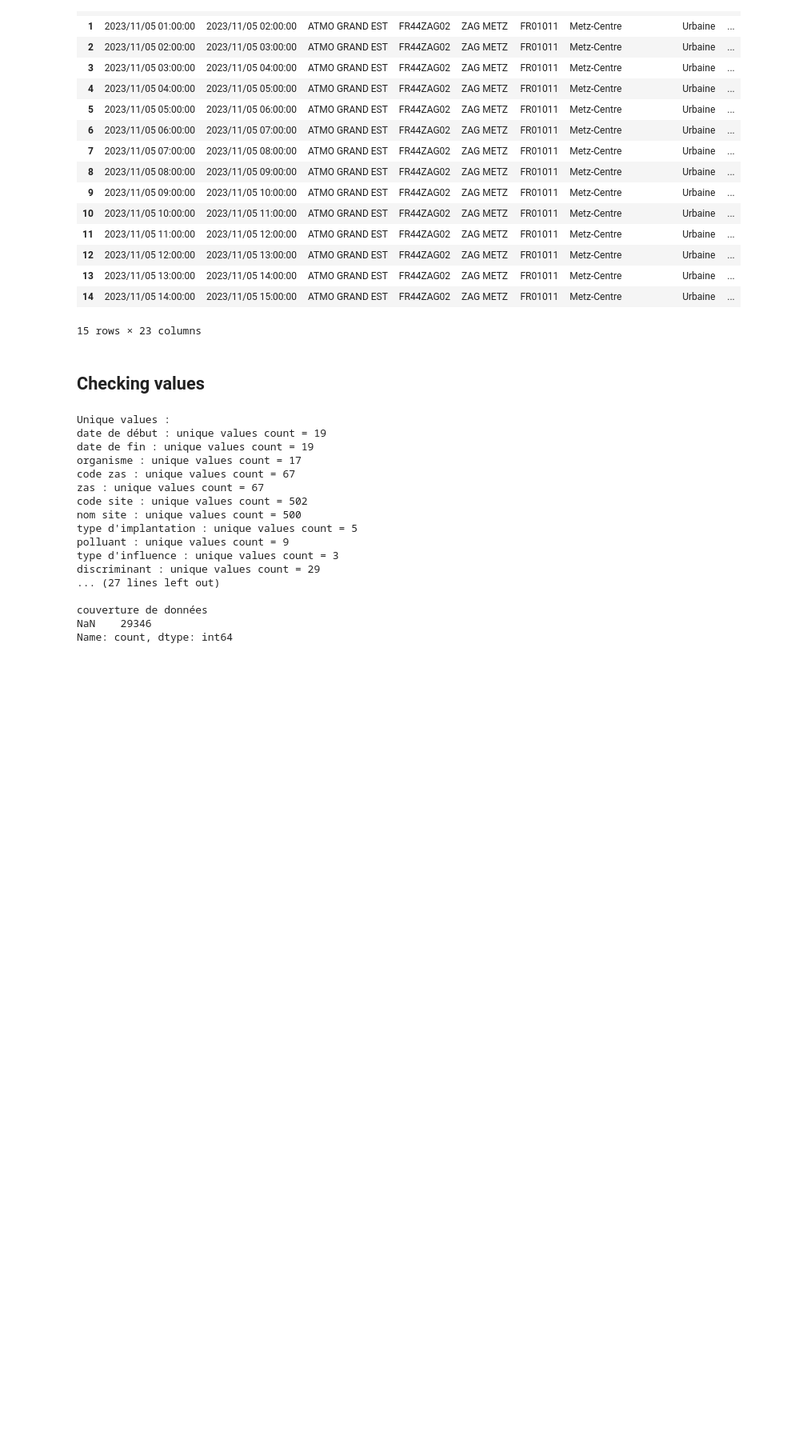
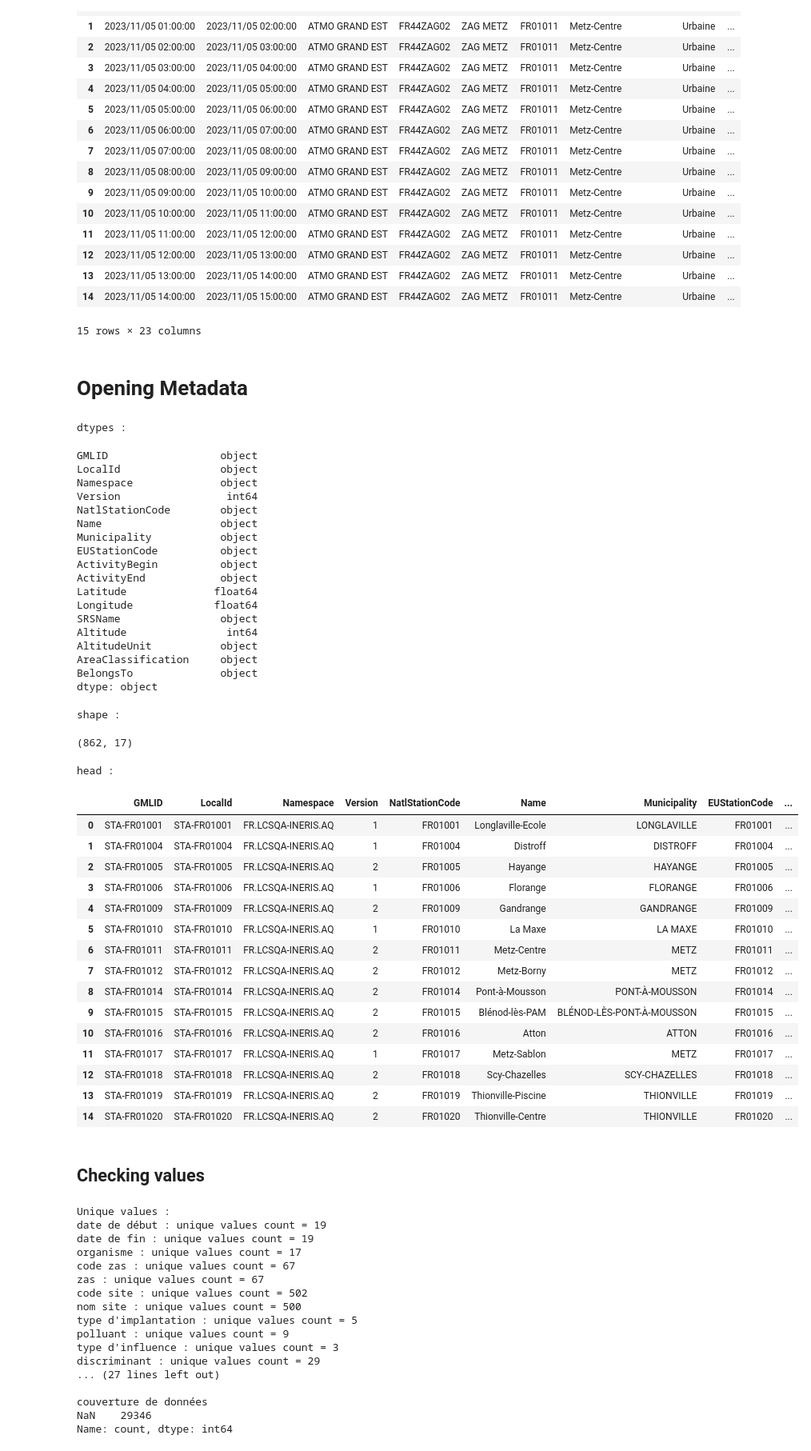
Before and after one commit to ESMEAirPollutionPrediction/EmissionsData, a Jupyter notebook: notebooks/test-donnees-gouv.ipynb, the cells around one changed output. Shown: that part at 80% size. Saved outputs shown, nothing was run; the diff lists cells and outputs as text; code cells hidden in the pictures; blank space fills up the shorter version.

Commit message:
add make_dataset functions, metadata of gouv data

```diff
--- a/notebooks/test-donnees-gouv.ipynb
+++ b/notebooks/test-donnees-gouv.ipynb
@@ -79,6 +87,55 @@ head :
 | 13 | 2023/11/05 13:00:00 | 2023/11/05 14:00:00 | ATMO GRAND EST | FR44ZAG02 | ZAG METZ | FR01011 | Metz-Centre | Urbaine | ... |
 | 14 | 2023/11/05 14:00:00 | 2023/11/05 15:00:00 | ATMO GRAND EST | FR44ZAG02 | ZAG METZ | FR01011 | Metz-Centre | Urbaine | ... |
 15 rows × 23 columns
+# %% [markdown]
+# Opening Metadata
+# %%
+metadata_df = pd.read_excel("../data/raw/fr-2023-d-lcsqa-ineris-20230717.xls", sheet_name="AirQualityStations")
+print("dtypes :")
+display(metadata_df.dtypes)
+print("\nshape :")
+display(metadata_df.shape)
+print("\nhead :")
+display(metadata_df.head(15))
+# %% [output]
+dtypes :
+GMLID                  object
+LocalId                object
+Namespace              object
+Version                 int64
+NatlStationCode        object
+Name                   object
+Municipality           object
+EUStationCode          object
+ActivityBegin          object
+ActivityEnd            object
+Latitude              float64
+Longitude             float64
+SRSName                object
+Altitude                int64
+AltitudeUnit           object
+AreaClassification     object
+BelongsTo              object
+dtype: object
+shape :
+(862, 17)
+head :
+|  | GMLID | LocalId | Namespace | Version | NatlStationCode | Name | Municipality | EUStationCode | ... |
+| 0 | STA-FR01001 | STA-FR01001 | FR.LCSQA-INERIS.AQ | 1 | FR01001 | Longlaville-Ecole | LONGLAVILLE | FR01001 | ... |
+| 1 | STA-FR01004 | STA-FR01004 | FR.LCSQA-INERIS.AQ | 1 | FR01004 | Distroff | DISTROFF | FR01004 | ... |
+| 2 | STA-FR01005 | STA-FR01005 | FR.LCSQA-INERIS.AQ | 2 | FR01005 | Hayange | HAYANGE | FR01005 | ... |
+| 3 | STA-FR01006 | STA-FR01006 | FR.LCSQA-INERIS.AQ | 1 | FR01006 | Florange | FLORANGE | FR01006 | ... |
+| 4 | STA-FR01009 | STA-FR01009 | FR.LCSQA-INERIS.AQ | 2 | FR01009 | Gandrange | GANDRANGE | FR01009 | ... |
+| 5 | STA-FR01010 | STA-FR01010 | FR.LCSQA-INERIS.AQ | 1 | FR01010 | La Maxe | LA MAXE | FR01010 | ... |
+| 6 | STA-FR01011 | STA-FR01011 | FR.LCSQA-INERIS.AQ | 2 | FR01011 | Metz-Centre | METZ | FR01011 | ... |
+| 7 | STA-FR01012 | STA-FR01012 | FR.LCSQA-INERIS.AQ | 2 | FR01012 | Metz-Borny | METZ | FR01012 | ... |
+| 8 | STA-FR01014 | STA-FR01014 | FR.LCSQA-INERIS.AQ | 2 | FR01014 | Pont-à-Mousson | PONT-À-MOUSSON | FR01014 | ... |
+| 9 | STA-FR01015 | STA-FR01015 | FR.LCSQA-INERIS.AQ | 2 | FR01015 | Blénod-lès-PAM | BLÉNOD-LÈS-PONT-À-MOUSSON | FR01015 | ... |
+| 10 | STA-FR01016 | STA-FR01016 | FR.LCSQA-INERIS.AQ | 2 | FR01016 | Atton | ATTON | FR01016 | ... |
+| 11 | STA-FR01017 | STA-FR01017 | FR.LCSQA-INERIS.AQ | 1 | FR01017 | Metz-Sablon | METZ | FR01017 | ... |
+| 12 | STA-FR01018 | STA-FR01018 | FR.LCSQA-INERIS.AQ | 2 | FR01018 | Scy-Chazelles | SCY-CHAZELLES | FR01018 | ... |
+| 13 | STA-FR01019 | STA-FR01019 | FR.LCSQA-INERIS.AQ | 2 | FR01019 | Thionville-Piscine | THIONVILLE | FR01019 | ... |
+| 14 | STA-FR01020 | STA-FR01020 | FR.LCSQA-INERIS.AQ | 2 | FR01020 | Thionville-Centre | THIONVILLE | FR01020 | ... |
 # %% [markdown]
 ## Checking values
 # %%
```
Also changed, not shown: parts of 1 cell of this notebook, 4 other files.
